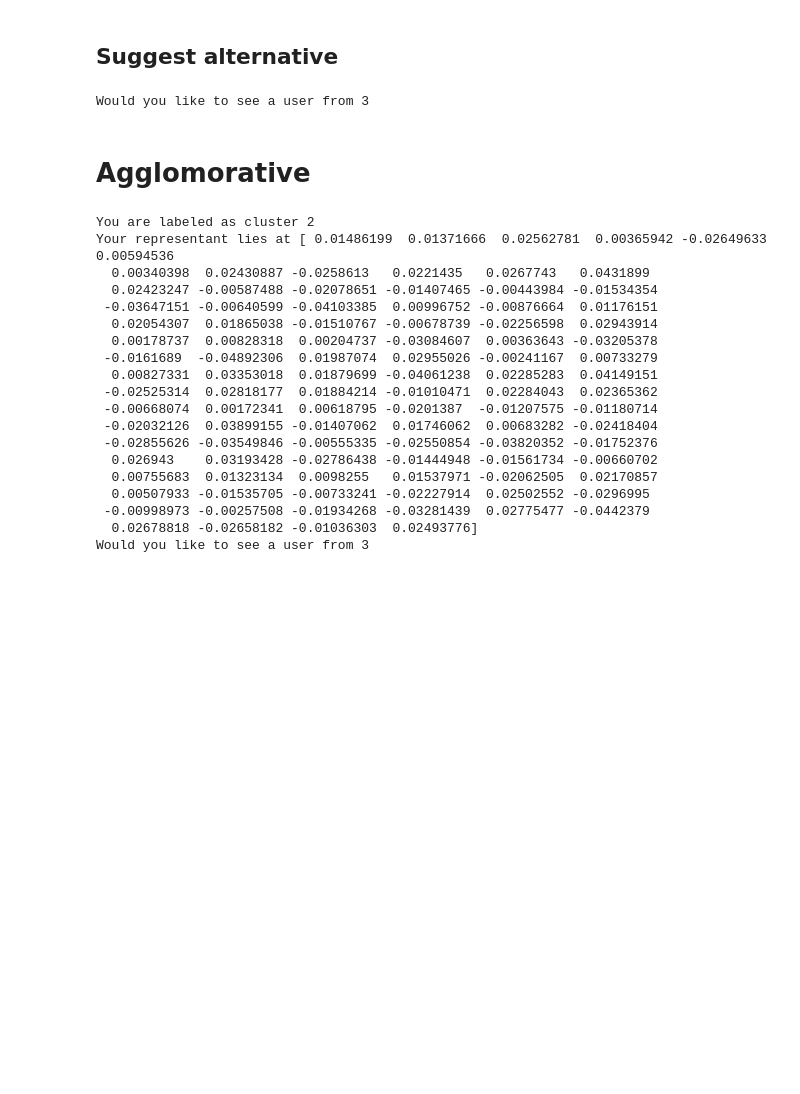
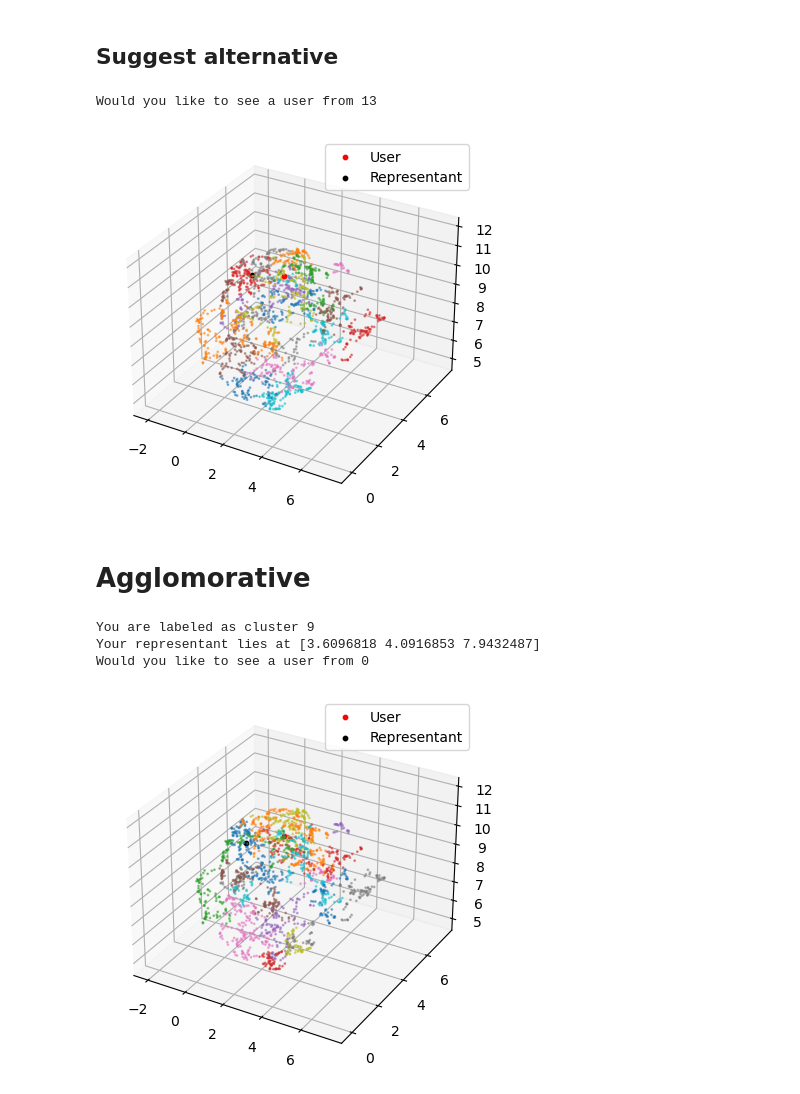
Before and after one commit to josh-oo/adapter-based-news-recommender, a Jupyter notebook: src/clustering/demo.ipynb, the cells around one changed output. Saved outputs shown, nothing was run; the diff lists cells and outputs as text; code cells hidden in the pictures; blank space fills up the shorter version.

```diff
--- a/src/clustering/demo.ipynb
+++ b/src/clustering/demo.ipynb
@@ -71,39 +75,27 @@ Your representant lies at [ 0.01486199  0.01371666  0.02562781  0.00365942 -0.02
 # %% [markdown]
 ## Suggest alternative
 # %%
-user_suggestion = kmeans_model.suggest(cluster_representant)
-print(f"Would you like to see a user from {user_suggestion}")
+suggestion_label, suggestion_location = kmeans_model.suggest(cluster_representant)
+print(f"Would you like to see a user from {suggestion_label}")
+kmeans_model.visualize(user_reduced, test_reduced[0], suggestion_location)
 # %% [output]
-Would you like to see a user from 3
+Would you like to see a user from 13
+[figure, added]
 # %% [markdown]
 # Agglomorative
 # %%
 agglomorative = AgglomorativeWrapper()
-agglomorative.extract_representations(vectors)  # return tuple (clusterid, location)
-prediction = kmeans_model.predict(test_vectors[0])
+agglomorative.extract_representations(user_reduced)  # return tuple (clusterid, location)
+prediction = kmeans_model.predict(test_reduced[0])
 print(f"You are labeled as cluster {prediction[0]}")
 
-cluster_representant = kmeans_model.interpret(prediction)
+cluster_representant = agglomorative.interpret(prediction)
 print(f"Your representant lies at {cluster_representant}")
-user_suggestion = kmeans_model.suggest(cluster_representant)
-print(f"Would you like to see a user from {user_suggestion}")
+user_suggestion = agglomorative.suggest(cluster_representant)
+print(f"Would you like to see a user from {user_suggestion[0]}")
+agglomorative.visualize(user_reduced, test_reduced[0], user_suggestion[1])
 # %% [output]
-You are labeled as cluster 2
-Your representant lies at [ 0.01486199  0.01371666  0.02562781  0.00365942 -0.02649633  0.00594536
-  0.00340398  0.02430887 -0.0258613   0.0221435   0.0267743   0.0431899
-  0.02423247 -0.00587488 -0.02078651 -0.01407465 -0.00443984 -0.01534354
- -0.03647151 -0.00640599 -0.04103385  0.00996752 -0.00876664  0.01176151
-  0.02054307  0.01865038 -0.01510767 -0.00678739 -0.02256598  0.02943914
-  0.00178737  0.00828318  0.00204737 -0.03084607  0.00363643 -0.03205378
- -0.0161689  -0.04892306  0.01987074  0.02955026 -0.00241167  0.00733279
-  0.00827331  0.03353018  0.01879699 -0.04061238  0.02285283  0.04149151
- -0.02525314  0.02818177  0.01884214 -0.01010471  0.02284043  0.02365362
- -0.00668074  0.00172341  0.00618795 -0.0201387  -0.01207575 -0.01180714
- -0.02032126  0.03899155 -0.01407062  0.01746062  0.00683282 -0.02418404
- -0.02855626 -0.03549846 -0.00555335 -0.02550854 -0.03820352 -0.01752376
-  0.026943    0.03193428 -0.02786438 -0.01444948 -0.01561734 -0.00660702
-  0.00755683  0.01323134  0.0098255   0.01537971 -0.02062505  0.02170857
-  0.00507933 -0.01535705 -0.00733241 -0.02227914  0.02502552 -0.0296995
- -0.00998973 -0.00257508 -0.01934268 -0.03281439  0.02775477 -0.0442379
-  0.02678818 -0.02658182 -0.01036303  0.02493776]
-Would you like to see a user from 3
+You are labeled as cluster 9
+Your representant lies at [3.6096818 4.0916853 7.9432487]
+Would you like to see a user from 0
+[figure, added]
```
Also changed, not shown: parts of 11 cells of this notebook, 4 other files.
